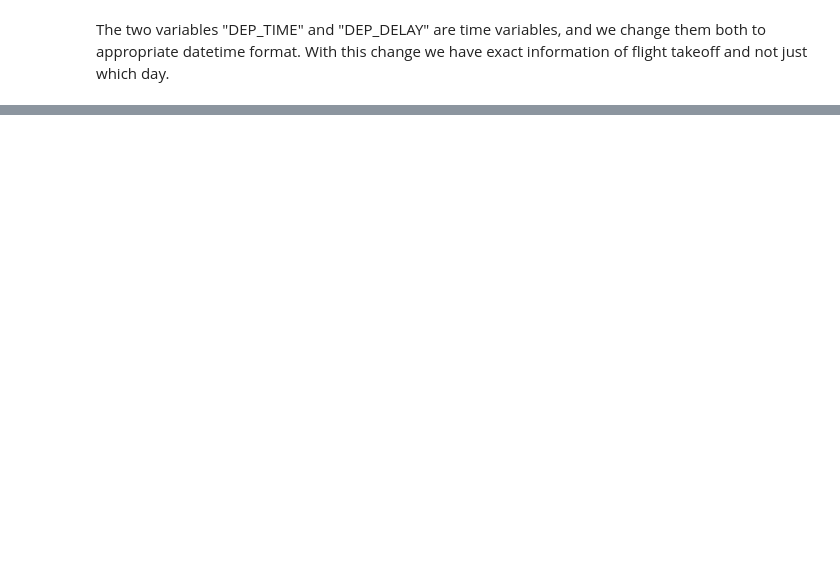
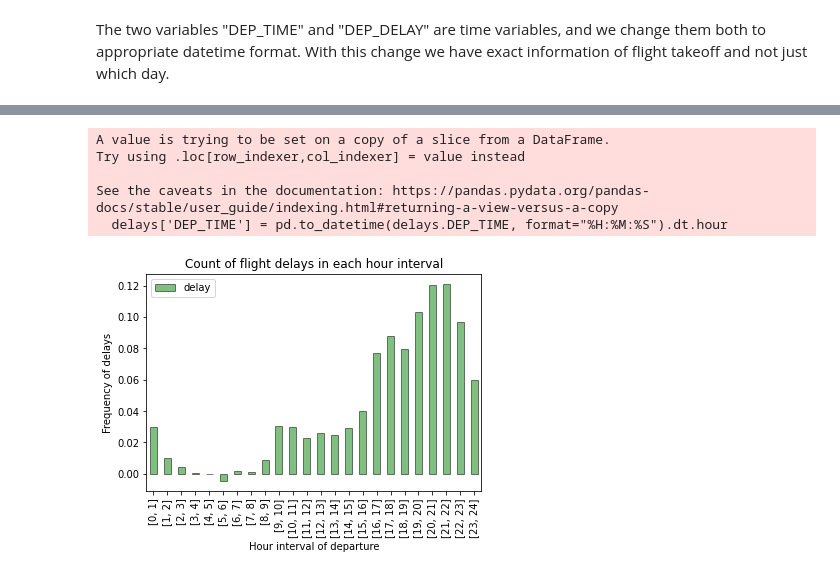
Before and after one commit to JCRL21/ModelML_project, a Jupyter notebook: Explainer_notebook.ipynb, the cells around one changed output, grey strips where cells are left out. Cells and saved outputs as stored; diff of their text form; code cells hidden in the pictures; blank space fills up the shorter version.

```diff
--- a/Explainer_notebook.ipynb
+++ b/Explainer_notebook.ipynb
@@ -185,0 +271,42 @@ df_weather.to_csv('Data/weather_pre.csv')
+# %%
+delays = df[['DEP_DELAY', 'DEP_TIME']]
+delays['DEP_TIME'] = pd.to_datetime(delays.DEP_TIME, format="%H:%M:%S").dt.hour
+
+# Group by delays
+labels = ["[0, 1]", "[1, 2]", "[2, 3]", "[3, 4]", "[4, 5]", "[5, 6]",  "[6, 7]", "[7, 8]", "[8, 9]", "[9, 10]", "[10, 11]", "[11, 12]", "[12, 13]", "[13, 14]", "[14, 15]", "[15, 16]", "[16, 17]", "[17, 18]", "[18, 19]", "[19, 20]", "[20, 21]", "[21, 22]", "[22, 23]", "[23, 24]"] # labels
+bins= np.arange(0,25) # intervals
+X_dep = delays.copy() # Copy data frame
+X_cut = pd.cut(delays['DEP_TIME'], bins=bins, labels=labels, right=False) # cut dataframe
+X_dep['dep_group'] = X_cut # Add temp_group
+
+# Create new data frame
+cols = ['delay']
+df_dep = pd.DataFrame(index=labels, columns=cols)
+
+# take values
+values = X_dep.groupby(['dep_group', 'DEP_DELAY']).size()
+
+# Loop
+for idx, t in enumerate(labels):
+    # Assign total number of crimes
+    df_dep.delay[idx] = X_dep[X_dep.dep_group == t]['DEP_DELAY'].sum()
+
+
+# Add column and reset index
+df_dep['dep_group'] = labels
+df_dep = df_dep.reset_index().drop('index', axis=1)
+
+# Plot the data frame in each group
+df_dep.set_index('dep_group', inplace=True)
+df_dep = df_dep / sum(df_dep.delay)
+ax = df_dep.plot.bar(color='green', alpha=0.5, edgecolor='black')
+ax.set_xlabel('Hour interval of departure')
+ax.set_ylabel('Frequency of delays')
+ax.set_title('Count of flight delays in each hour interval');
+# %% [output]
+A value is trying to be set on a copy of a slice from a DataFrame.
+Try using .loc[row_indexer,col_indexer] = value instead
+
+See the caveats in the documentation: https://pandas.pydata.org/pandas-docs/stable/user_guide/indexing.html#returning-a-view-versus-a-copy
+  delays['DEP_TIME'] = pd.to_datetime(delays.DEP_TIME, format="%H:%M:%S").dt.hour
+[figure, added]
```
Also changed, not shown: parts of 21 cells of this notebook.
